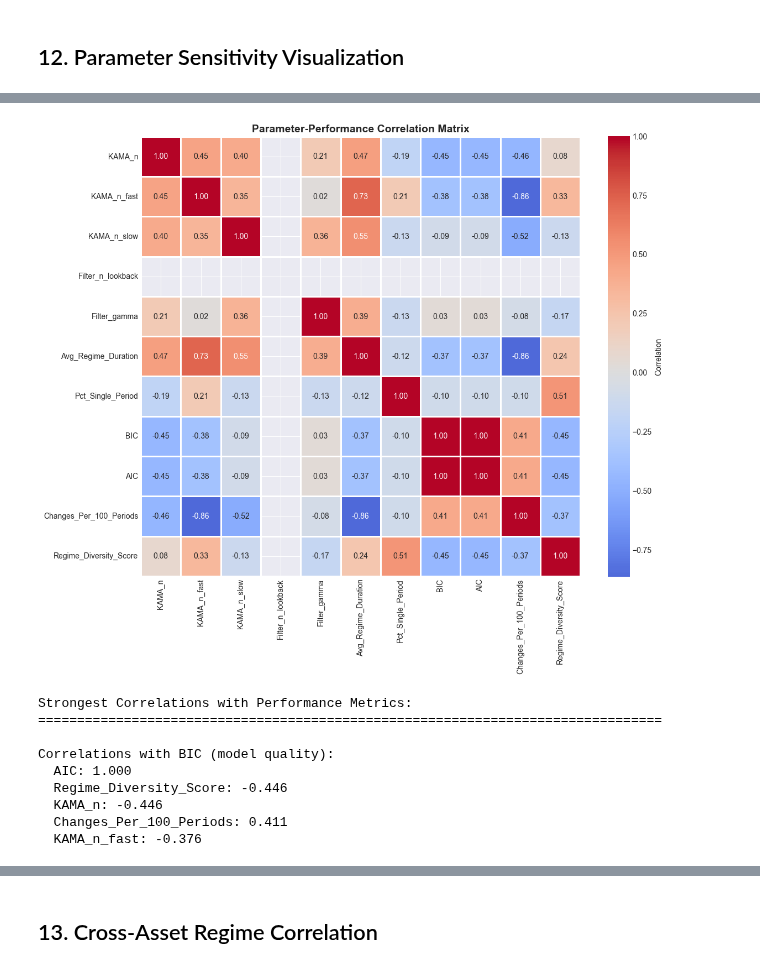
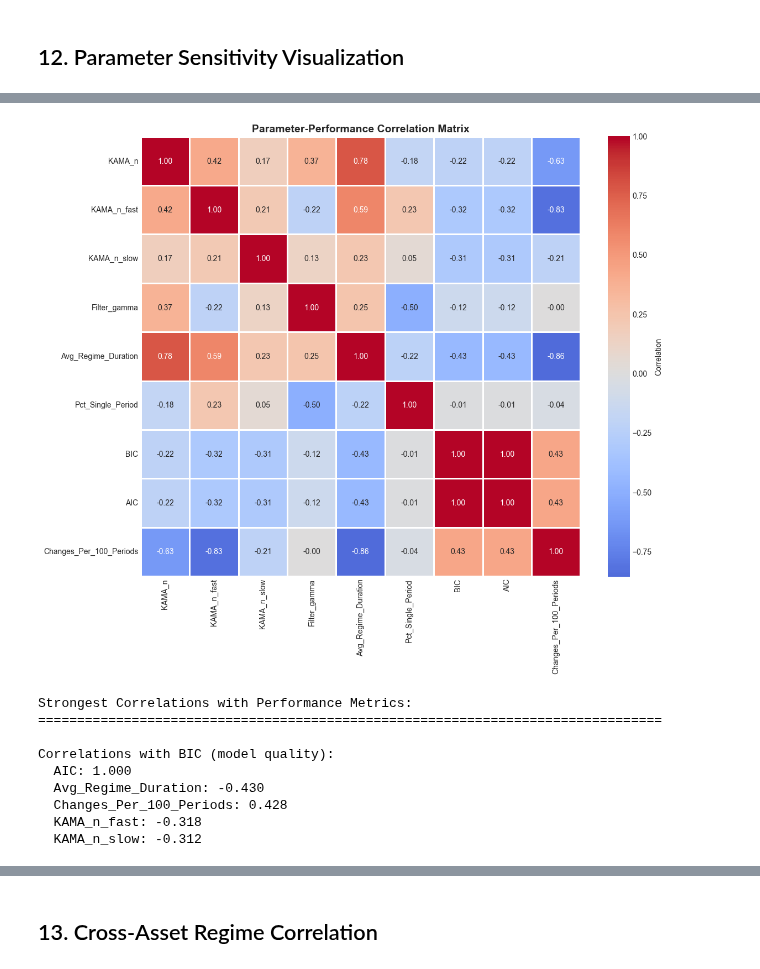
Before and after one commit to jessego20/FE800_project_code, a Jupyter notebook: analyze_all_models.ipynb, the cells around one changed output, grey strips where cells are left out. Cells and saved outputs as stored; diff of their text form; code cells hidden in the pictures.

```diff
--- a/analyze_all_models.ipynb
+++ b/analyze_all_models.ipynb
@@ -287,7 +284,7 @@ Columns: ['Asset', 'N_Data_Points', 'N_MSR_Regimes', 'N_Combined_Regimes', 'KAMA
 ## 4. Compare KAMA Parameters Across Assets
 # %%
 # Summary statistics for KAMA parameters
-kama_cols = ['KAMA_n', 'KAMA_n_fast', 'KAMA_n_slow']
+kama_cols = ['KAMA_n', 'KAMA_n_fast', 'KAMA_n_slow', 'Filter_gamma']
 kama_summary = metadata_df[['Asset'] + kama_cols].describe()
 
 print("KAMA Parameter Summary Statistics:")
@@ -1316,45 +1319,44 @@ First few rows:
 # %%
 # Correlation matrix of key parameters and performance metrics
 key_columns = [
-    'KAMA_n', 'KAMA_n_fast', 'KAMA_n_slow',
-    'Filter_n_lookback', 'Filter_gamma',
+    'KAMA_n', 'KAMA_n_fast', 'KAMA_n_slow', 'Filter_gamma',
     'Avg_Regime_Duration', 'Pct_Single_Period',
     'BIC', 'AIC', 'Changes_Per_100_Periods',
     'Regime_Diversity_Score'
 ]
 
 # Filter columns that exist
 available_cols = [col for col in key_columns if col in comprehensive_df.columns]
 
 correlation_matrix = comprehensive_df[available_cols].corr()
 
 plt.figure(figsize=(12, 10))
 sns.heatmap(correlation_matrix, annot=True, fmt='.2f', cmap='coolwarm', center=0,
             square=True, linewidths=1, cbar_kws={'label': 'Correlation'})
 plt.title('Parameter-Performance Correlation Matrix', fontsize=14, fontweight='bold')
 plt.tight_layout()
 plt.show()
 
 print("\nStrongest Correlations with Performance Metrics:")
 print("="*80)
 
 # Find strongest correlations with BIC
 if 'BIC' in correlation_matrix.columns:
     bic_corr = correlation_matrix['BIC'].drop('BIC').abs().sort_values(ascending=False)
     print("\nCorrelations with BIC (model quality):")
     for param, corr in bic_corr.head(5).items():
         print(f"  {param}: {correlation_matrix.loc[param, 'BIC']:.3f}")
 # %% [output]
-[figure, old version]
+[figure, new version]
 Strongest Correlations with Performance Metrics:
 ================================================================================
 
 Correlations with BIC (model quality):
   AIC: 1.000
-  Regime_Diversity_Score: -0.446
-  KAMA_n: -0.446
-  Changes_Per_100_Periods: 0.411
-  KAMA_n_fast: -0.376
+  Avg_Regime_Duration: -0.430
+  Changes_Per_100_Periods: 0.428
+  KAMA_n_fast: -0.318
+  KAMA_n_slow: -0.312
 # %%
 # Scatter plots of key relationships
 fig, axes = plt.subplots(2, 3, figsize=(15, 10))
```
Also changed, not shown: parts of 26 cells of this notebook, 2 other files.
